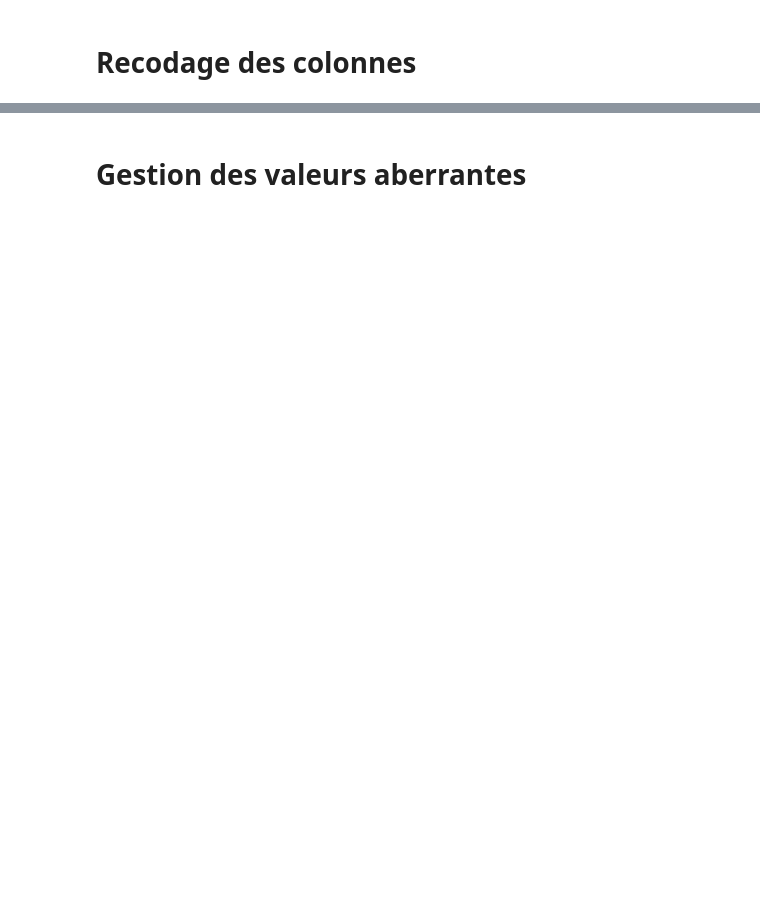
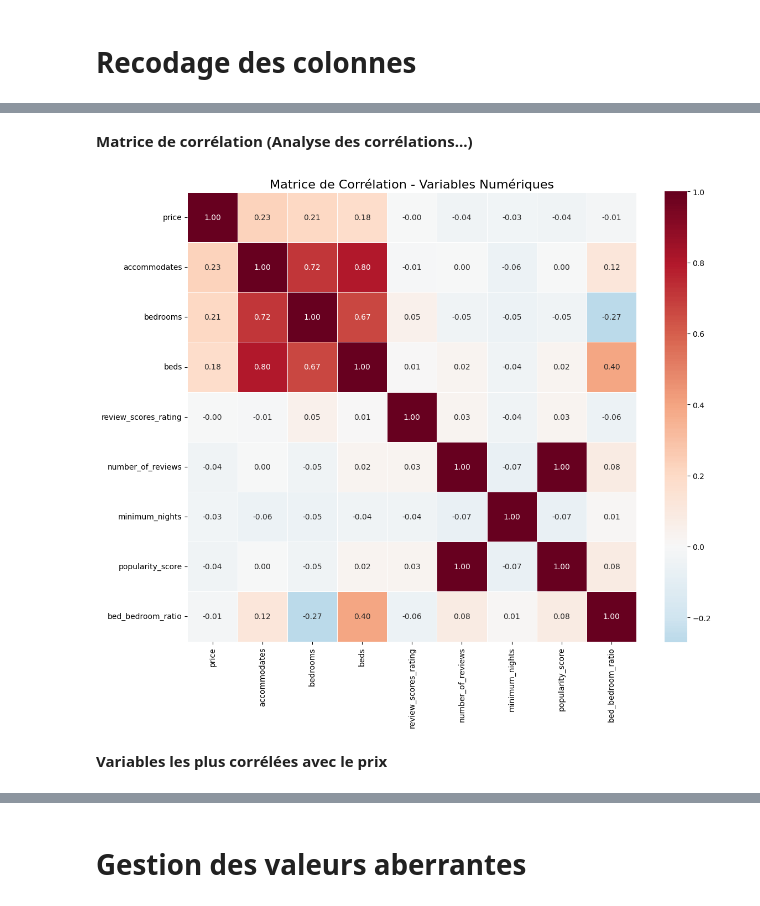
Before and after one commit to TCHIKSON/Python-Analyse-des-donn-es-pour-une-IA, a Jupyter notebook: TP_cars_price_prediction/air_bnb_TCHIKAYA_Kevin.ipynb, the cells around one changed output, grey strips where cells are left out. Saved outputs shown, nothing was run; the diff lists cells and outputs as text; code cells hidden in the pictures; blank space fills up the shorter version.

```diff
--- a/TP_cars_price_prediction/air_bnb_TCHIKAYA_Kevin.ipynb
+++ b/TP_cars_price_prediction/air_bnb_TCHIKAYA_Kevin.ipynb
@@ -43,0 +168,26 @@ d- Conversion des type de colonnes
+# %%
+# Ratio bed/bedroom
+df_processed['bed_bedroom_ratio'] = np.where(
+    df_processed['bedrooms'] == 0,
+    df_processed['beds'] * 2,  # Studio: coefficient 2
+    df_processed['beds'] / df_processed['bedrooms']
+)
+
+# Score de popularité (reviews par disponibilité)
+df_processed['popularity_score'] = df_processed['number_of_reviews']
+
+# Catégorisation de la capacité
+def categorize_size(accommodates):
+    if accommodates <= 2:
+        return 'Petit'
+    elif accommodates <= 4:
+        return 'Moyen'
+    else:
+        return 'Grand'
+le_size = LabelEncoder()
+df_processed['size_category'] = df_processed['accommodates'].apply(categorize_size)
+df_processed['size_category_encoded'] = le_size.fit_transform(df_processed['size_category'])
+
+print(f"  OK- bed_bedroom_ratio: ratio lits/chambres")
+print(f"  OK- popularity_score: popularité relative")
+print(f"  OK- size_category: catégorie de taille (Petit/Moyen/Grand)")
@@ -43,0 +234,19 @@ d- Conversion des type de colonnes
+# %% [markdown]
+**Matrice de corrélation (Analyse des corrélations...)**
+# %%
+correlation_vars = ['price', 'accommodates', 'bedrooms', 'beds', 'review_scores_rating',
+                   'number_of_reviews', 'minimum_nights', 'popularity_score', 'bed_bedroom_ratio']
+
+corr_matrix = df_processed[correlation_vars].corr()
+
+plt.figure(figsize=(12, 10))
+sns.heatmap(corr_matrix, annot=True, cmap='RdBu_r', center=0,
+           square=True, linewidths=0.5, fmt='.2f')
+plt.title('Matrice de Corrélation - Variables Numériques', fontsize=16)
+plt.tight_layout()
+plt.savefig(f'{output_dir}/airbnb_correlation.png', dpi=300, bbox_inches='tight')
+plt.show()
+# %% [output]
+[figure, added]
+# %% [markdown]
+**Variables les plus corrélées avec le prix**
```
Also changed, not shown: parts of 71 cells of this notebook, 9 other files.
